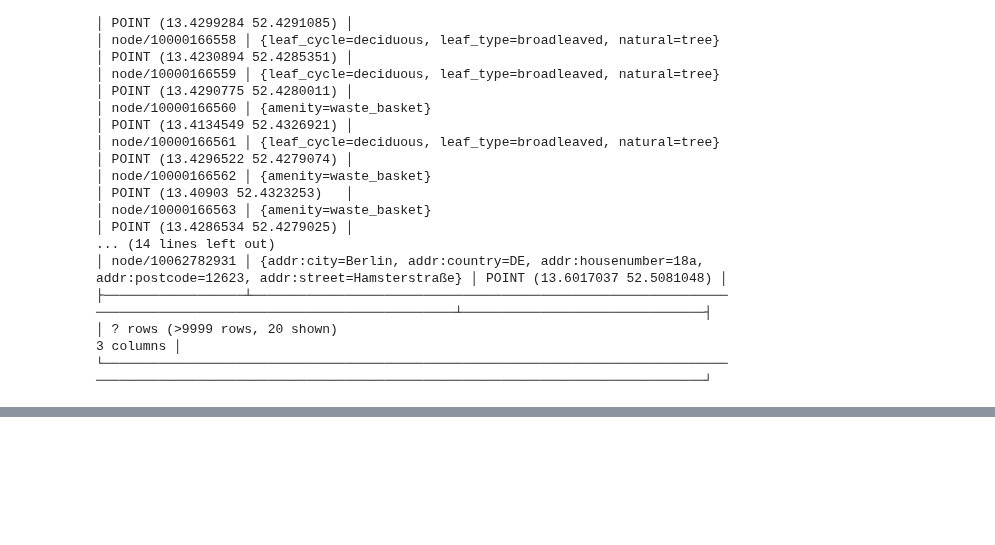
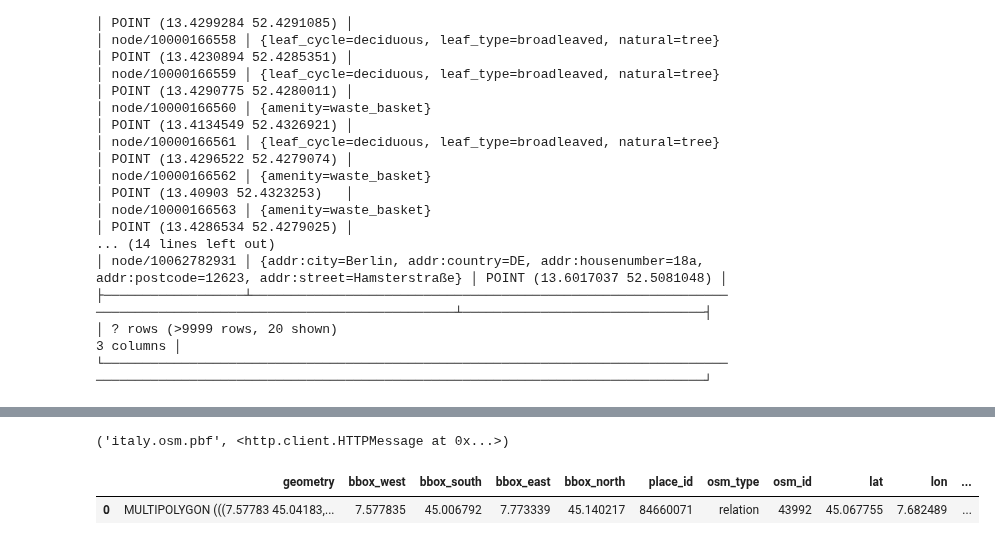
Before and after one commit to dimuzzo/testing-project, a Jupyter notebook: QuackOSM/test_number1.ipynb, the cells around one changed output, grey strips where cells are left out. Saved outputs shown, nothing was run; the diff lists cells and outputs as text; code cells hidden in the pictures; blank space fills up the shorter version.

```diff
--- a/QuackOSM/test_number1.ipynb
+++ b/QuackOSM/test_number1.ipynb
@@ -86,0 +105,12 @@ duckdb.read_parquet(str(gpq_path)).order("feature_id")
+# %%
+italy_pbf_url = "https://download.geofabrik.de/europe/italy-latest.osm.pbf"
+italy_pbf_file = "italy.osm.pbf"
+urllib.request.urlretrieve(italy_pbf_url, italy_pbf_file)
+# %% [output]
+('italy.osm.pbf', <http.client.HTTPMessage at 0x...>)
+# %%
+turin_gdf = ox.geocode_to_gdf("Turin, IT")
+turin_gdf
+# %% [output]
+|  | geometry | bbox_west | bbox_south | bbox_east | bbox_north | place_id | osm_type | osm_id | lat | lon | ... |
+| 0 | MULTIPOLYGON (((7.57783 45.04183,... | 7.577835 | 45.006792 | 7.773339 | 45.140217 | 84660071 | relation | 43992 | 45.067755 | 7.682489 | ... |
```
Also changed, not shown: parts of 25 cells of this notebook.
